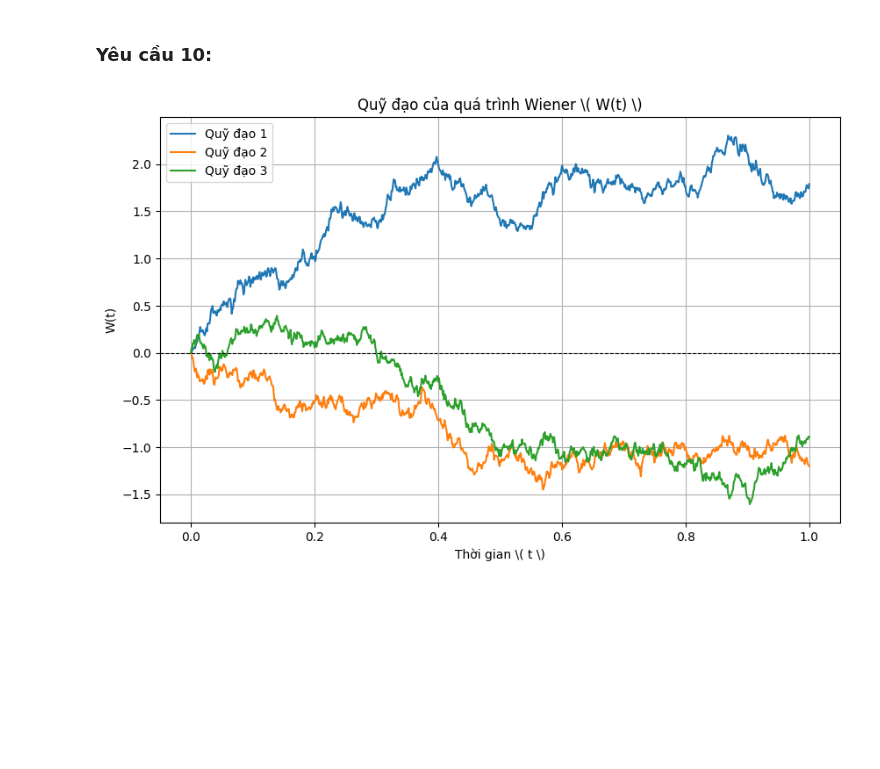
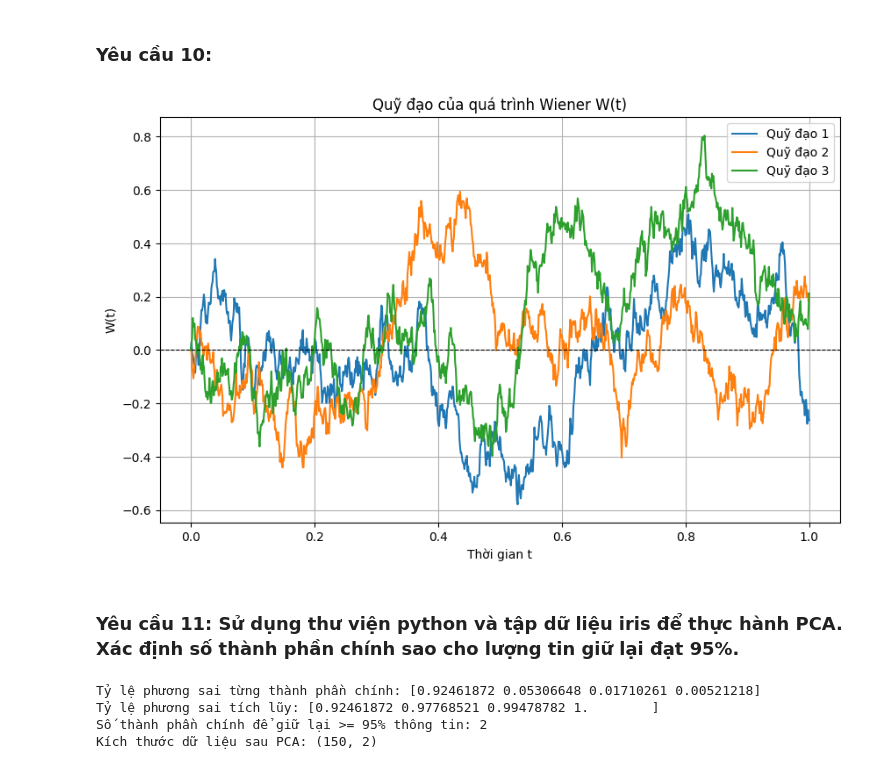
Before and after one commit to hoangharu2002/DS101---Th-ng-k--v--x-c-su-t-chuy-n-s-u, a Jupyter notebook: TH/Nhom 31.ipynb, the cells around one changed output. Drawn from its saved outputs; the diff is of its cells as text; code cells hidden in the pictures; blank space fills up the shorter version.

Commit message:
hoàn thành yêu cầu 11 12

```diff
--- a/TH/Nhom 31.ipynb
+++ b/TH/Nhom 31.ipynb
@@ -601,33 +601,73 @@ def simulate_wiener(timesteps, T, num_paths=3):
     paths = []
     for _ in range(num_paths):
         # Tạo các nhiễu ngẫu nhiên N(0, dt) cho các bước
         increments = np.random.normal(0, np.sqrt(dt), size=timesteps - 1)
         # W(0) = 0, tính quỹ đạo bằng cách cộng dồn các nhiễu
         path = np.concatenate(([0], np.cumsum(increments)))
         paths.append(path)
 
     return time, paths
 
 # Thông số mô phỏng
 timesteps = 1000  # Số bước thời gian
 T = 1.0  # Thời gian tổng cộng
 num_paths = 3  # Số quỹ đạo cần vẽ
 
 # Mô phỏng quá trình Wiener
 time, paths = simulate_wiener(timesteps, T, num_paths)
 
 # Vẽ đồ thị
 plt.figure(figsize=(10, 6))
 for i, path in enumerate(paths):
     plt.plot(time, path, label=f"Quỹ đạo {i+1}")
 
 # Định dạng đồ thị
-plt.title("Quỹ đạo của quá trình Wiener \( W(t) \)")
-plt.xlabel("Thời gian \( t \)")
+plt.title("Quỹ đạo của quá trình Wiener W(t)")
+plt.xlabel("Thời gian t")
 plt.ylabel("W(t)")
 plt.axhline(0, color='black', linestyle='--', linewidth=0.8)  # Đường W(t) = 0
 plt.legend()
 plt.grid()
 plt.show()
 # %% [output]
-[figure, old version]
+[figure, new version]
+# %% [markdown]
+### Yêu cầu 11: Sử dụng thư viện python và tập dữ liệu iris để thực hành PCA. Xác định số thành phần chính sao cho lượng tin giữ lại đạt 95%.
+# %%
+from sklearn.decomposition import PCA
+from sklearn.datasets import load_iris
+import numpy as np
+
+# Tải dữ liệu Iris
+iris = load_iris()
+X = iris.data  # Ma trận dữ liệu, không bao gồm nhãn
+
+# Chuẩn hóa dữ liệu (nếu cần thiết, PCA không yêu cầu nhưng đôi khi được khuyến khích)
+# StandardScaler có thể được dùng để chuẩn hóa, nhưng ở đây dữ liệu Iris đã được chuẩn hóa tốt.
+
+# Thực hiện PCA
+pca = PCA()
+pca.fit(X)
+
+# Tính lượng thông tin tích lũy
+explained_variance_ratio = pca.explained_variance_ratio_
+cumulative_variance = np.cumsum(explained_variance_ratio)
+
+# Xác định số thành phần chính để đạt >= 95% thông tin
+n_components_95 = np.argmax(cumulative_variance >= 0.95) + 1
+
+# Kết quả
+print("Tỷ lệ phương sai từng thành phần chính:", explained_variance_ratio)
+print("Tỷ lệ phương sai tích lũy:", cumulative_variance)
+print(f"Số thành phần chính để giữ lại >= 95% thông tin: {n_components_95}")
+
+# Thực hiện PCA với số thành phần chính xác định
+pca_95 = PCA(n_components=n_components_95)
+X_reduced = pca_95.fit_transform(X)
+
+print(f"Kích thước dữ liệu sau PCA: {X_reduced.shape}")
+# %% [output]
+Tỷ lệ phương sai từng thành phần chính: [0.92461872 0.05306648 0.01710261 0.00521218]
+Tỷ lệ phương sai tích lũy: [0.92461872 0.97768521 0.99478782 1.        ]
+Số thành phần chính để giữ lại >= 95% thông tin: 2
+Kích thước dữ liệu sau PCA: (150, 2)
```
Also changed, not shown: parts of 2 cells of this notebook.
